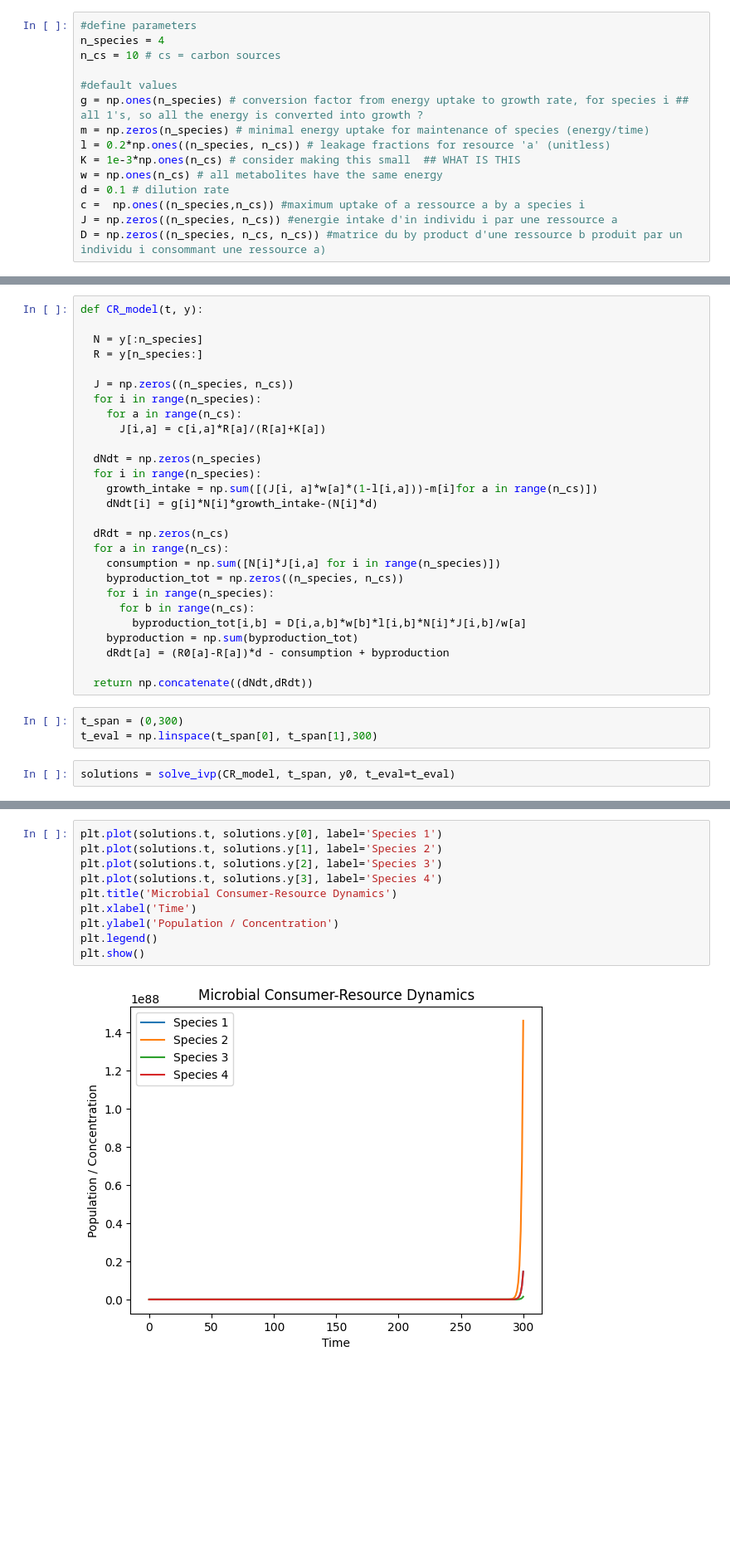
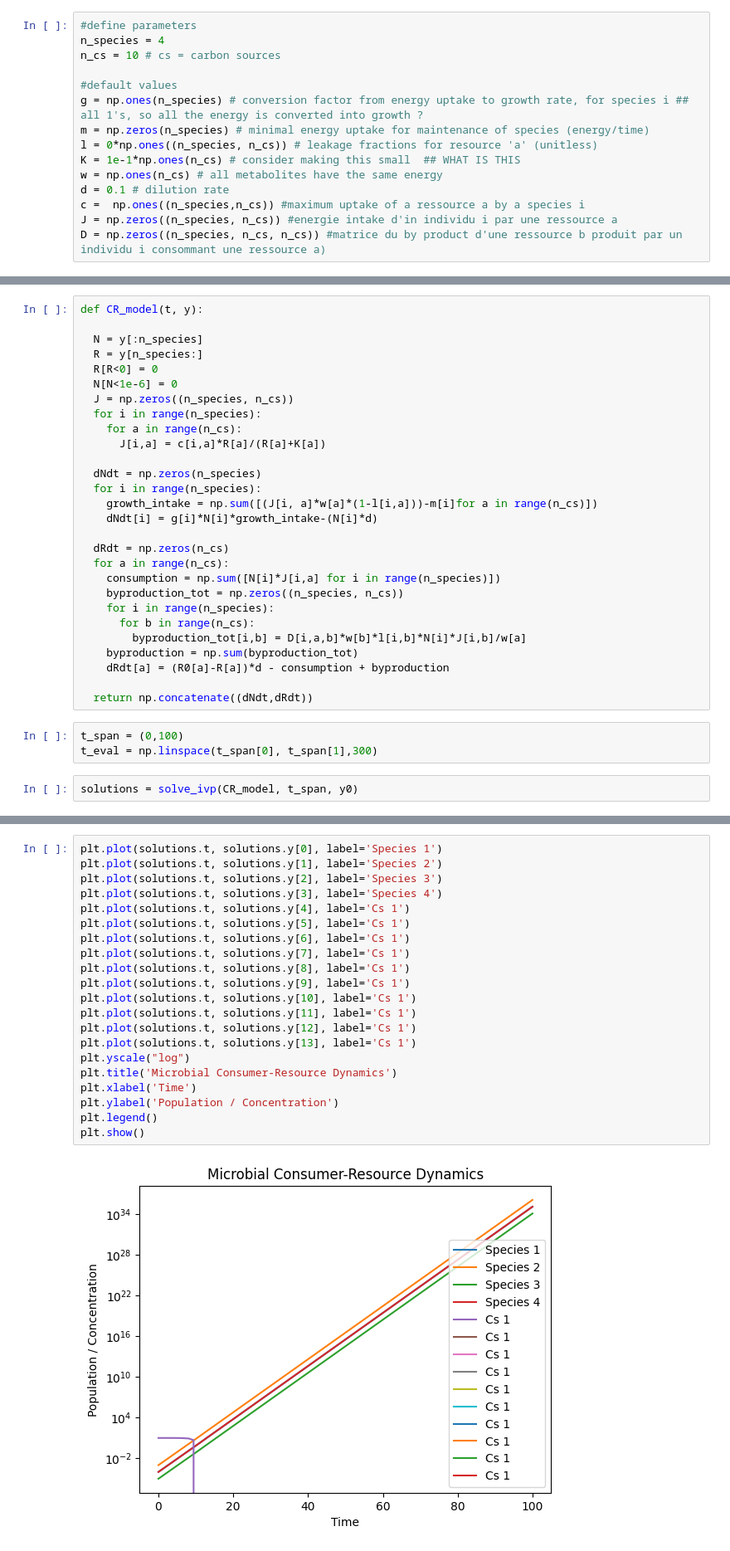
Before and after one commit to GiveMe1Coffee/m6-consumer-resource-model, a Jupyter notebook: M6_project.ipynb, the cells around one changed output, grey strips where cells are left out. Shown at 83% size. Cells and saved outputs as stored; diff of their text form; blank space fills up the shorter version.

```diff
--- a/M6_project.ipynb
+++ b/M6_project.ipynb
@@ -13,8 +13,8 @@ n_cs = 10 # cs = carbon sources
 #default values
 g = np.ones(n_species) # conversion factor from energy uptake to growth rate, for species i ## all 1's, so all the energy is converted into growth ?
 m = np.zeros(n_species) # minimal energy uptake for maintenance of species (energy/time)
-l = 0.2*np.ones((n_species, n_cs)) # leakage fractions for resource 'a' (unitless)
-K = 1e-3*np.ones(n_cs) # consider making this small  ## WHAT IS THIS
+l = 0*np.ones((n_species, n_cs)) # leakage fractions for resource 'a' (unitless)
+K = 1e-1*np.ones(n_cs) # consider making this small  ## WHAT IS THIS
 w = np.ones(n_cs) # all metabolites have the same energy
 d = 0.1 # dilution rate
 c =  np.ones((n_species,n_cs)) #maximum uptake of a ressource a by a species i
@@ -35,7 +63,8 @@ def CR_model(t, y):
 
   N = y[:n_species]
   R = y[n_species:]
-
+  R[R<0] = 0
+  N[N<1e-6] = 0
   J = np.zeros((n_species, n_cs))
   for i in range(n_species):
     for a in range(n_cs):
@@ -58,7 +87,7 @@ def CR_model(t, y):
 
   return np.concatenate((dNdt,dRdt))
 # %%
-t_span = (0,300)
+t_span = (0,100)
 t_eval = np.linspace(t_span[0], t_span[1],300)
 # %%
-solutions = solve_ivp(CR_model, t_span, y0, t_eval=t_eval)
+solutions = solve_ivp(CR_model, t_span, y0)
@@ -65,12 +102,23 @@ solutions = solve_ivp(CR_model, t_span, y0, t_eval=t_eval)
 # %%
 plt.plot(solutions.t, solutions.y[0], label='Species 1')
 plt.plot(solutions.t, solutions.y[1], label='Species 2')
 plt.plot(solutions.t, solutions.y[2], label='Species 3')
 plt.plot(solutions.t, solutions.y[3], label='Species 4')
+plt.plot(solutions.t, solutions.y[4], label='Cs 1')
+plt.plot(solutions.t, solutions.y[5], label='Cs 1')
+plt.plot(solutions.t, solutions.y[6], label='Cs 1')
+plt.plot(solutions.t, solutions.y[7], label='Cs 1')
+plt.plot(solutions.t, solutions.y[8], label='Cs 1')
+plt.plot(solutions.t, solutions.y[9], label='Cs 1')
+plt.plot(solutions.t, solutions.y[10], label='Cs 1')
+plt.plot(solutions.t, solutions.y[11], label='Cs 1')
+plt.plot(solutions.t, solutions.y[12], label='Cs 1')
+plt.plot(solutions.t, solutions.y[13], label='Cs 1')
+plt.yscale("log")
 plt.title('Microbial Consumer-Resource Dynamics')
 plt.xlabel('Time')
 plt.ylabel('Population / Concentration')
 plt.legend()
 plt.show()
 # %% [output]
-[figure, old version]
+[figure, new version]
```
Also changed, not shown: parts of 4 cells of this notebook.
